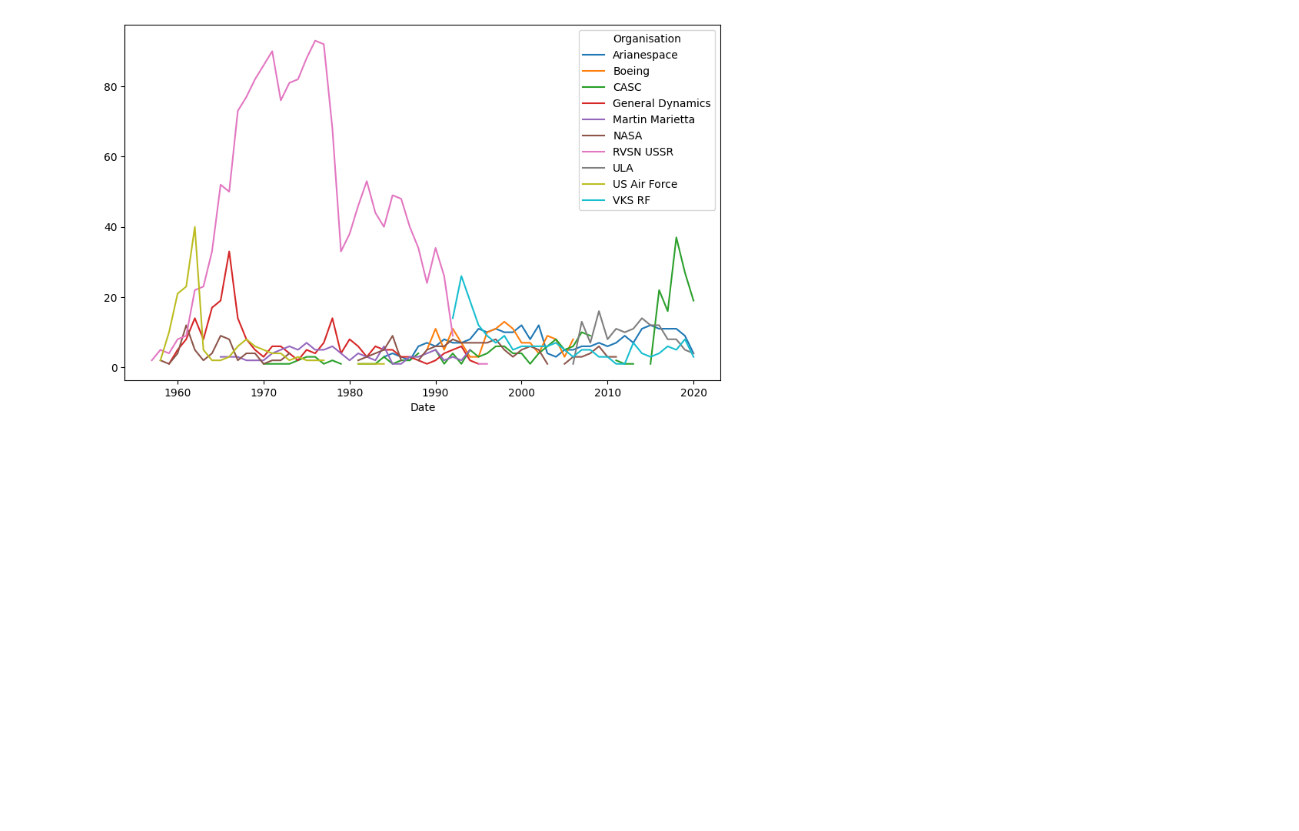
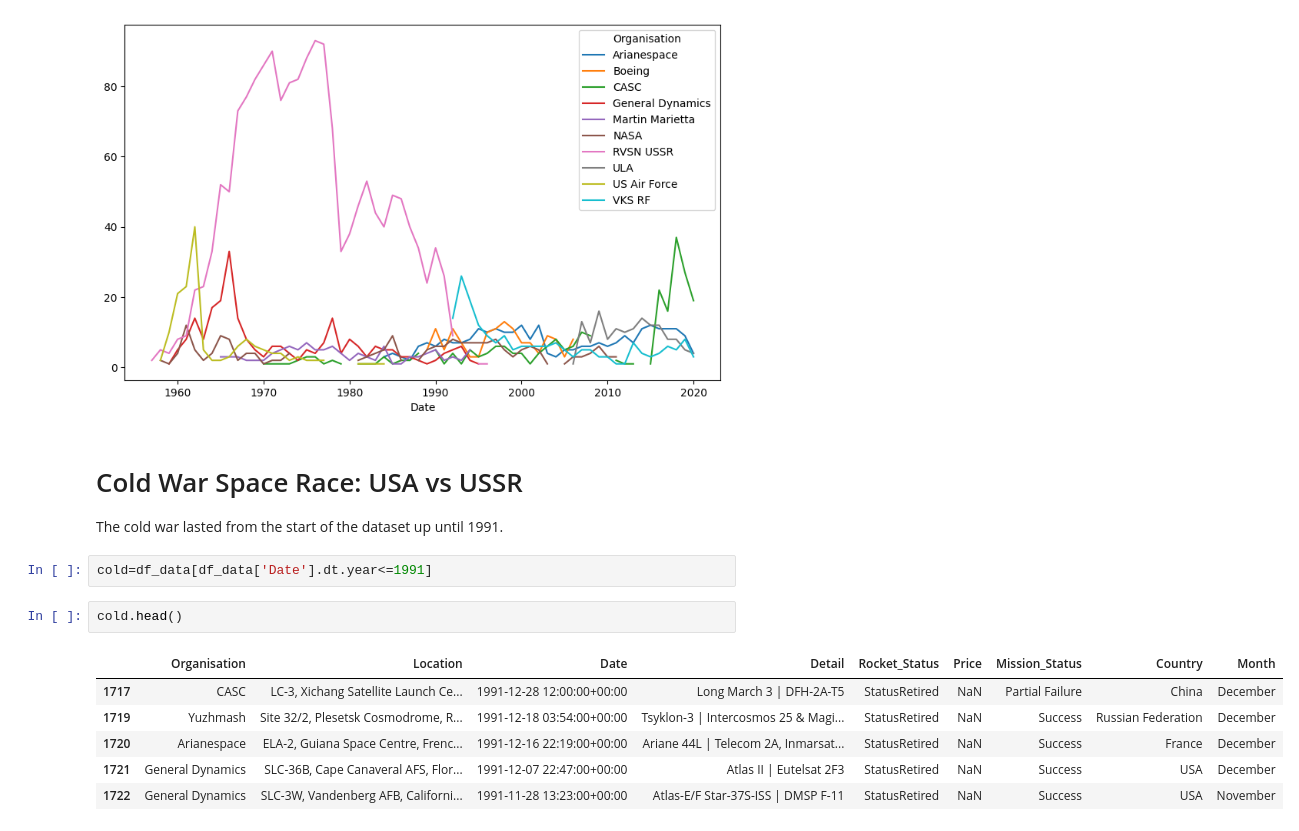
Before and after one commit to Response201/Python_Pro_Bootcamp_Day_16_to_100, a Jupyter notebook: Day 99-100/Project - Space Missions Analysis/Space_Missions_Analysis.ipynb, the cells around one changed output. Drawn from its saved outputs; the diff is of its cells as text; blank space fills up the shorter version.

```diff
--- a/Day 99-100/Project - Space Missions Analysis/Space_Missions_Analysis.ipynb
+++ b/Day 99-100/Project - Space Missions Analysis/Space_Missions_Analysis.ipynb
@@ -357,3 +357,18 @@ top.groupby([top['Date'].dt.year,'Organisation']).size().unstack().plot(figsize=
 # %% [output]
 <Axes: xlabel='Date'>
 [figure]
+# %% [markdown]
+# Cold War Space Race: USA vs USSR
+
+The cold war lasted from the start of the dataset up until 1991.
+# %%
+cold=df_data[df_data['Date'].dt.year<=1991]
+# %%
+cold.head()
+# %% [output]
+|  | Organisation | Location | Date | Detail | Rocket_Status | Price | Mission_Status | Country | Month |
+| 1717 | CASC | LC-3, Xichang Satellite Launch Ce... | 1991-12-28 12:00:00+00:00 | Long March 3 | DFH-2A-T5 | StatusRetired | NaN | Partial Failure | China | December |
+| 1719 | Yuzhmash | Site 32/2, Plesetsk Cosmodrome, R... | 1991-12-18 03:54:00+00:00 | Tsyklon-3 | Intercosmos 25 & Magi... | StatusRetired | NaN | Success | Russian Federation | December |
+| 1720 | Arianespace | ELA-2, Guiana Space Centre, Frenc... | 1991-12-16 22:19:00+00:00 | Ariane 44L | Telecom 2A, Inmarsat... | StatusRetired | NaN | Success | France | December |
+| 1721 | General Dynamics | SLC-36B, Cape Canaveral AFS, Flor... | 1991-12-07 22:47:00+00:00 | Atlas II | Eutelsat 2F3 | StatusRetired | NaN | Success | USA | December |
+| 1722 | General Dynamics | SLC-3W, Vandenberg AFB, Californi... | 1991-11-28 13:23:00+00:00 | Atlas-E/F Star-37S-ISS | DMSP F-11 | StatusRetired | NaN | Success | USA | November |
```
Also changed, not shown: parts of 18 cells of this notebook.
